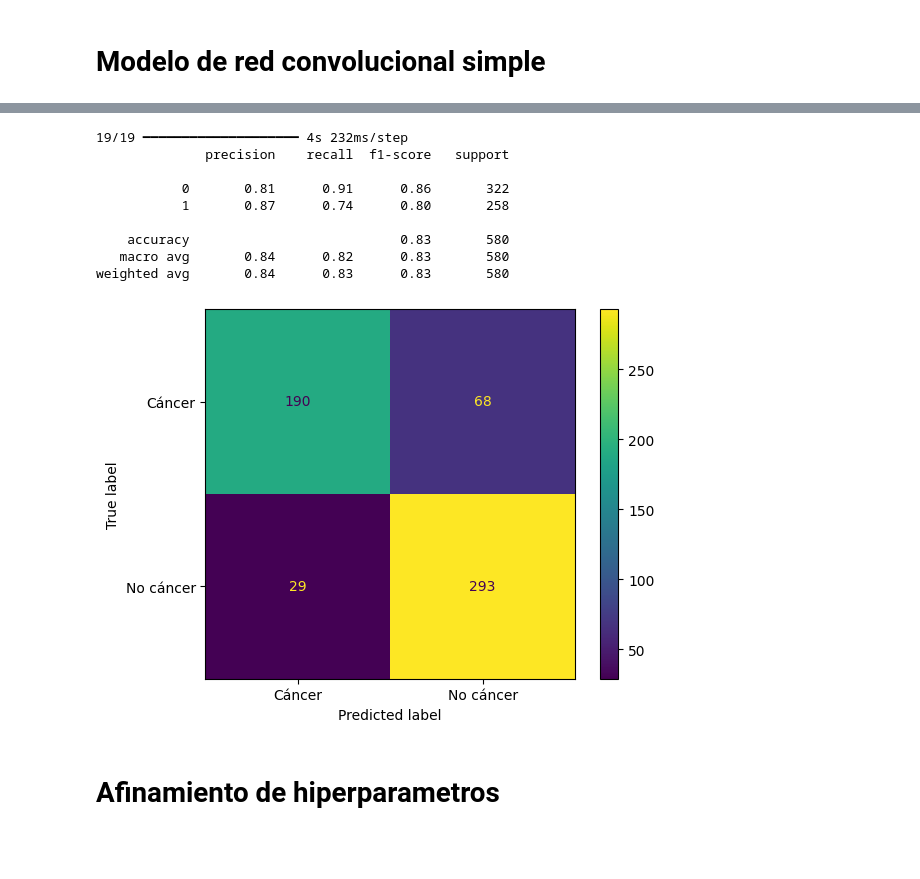
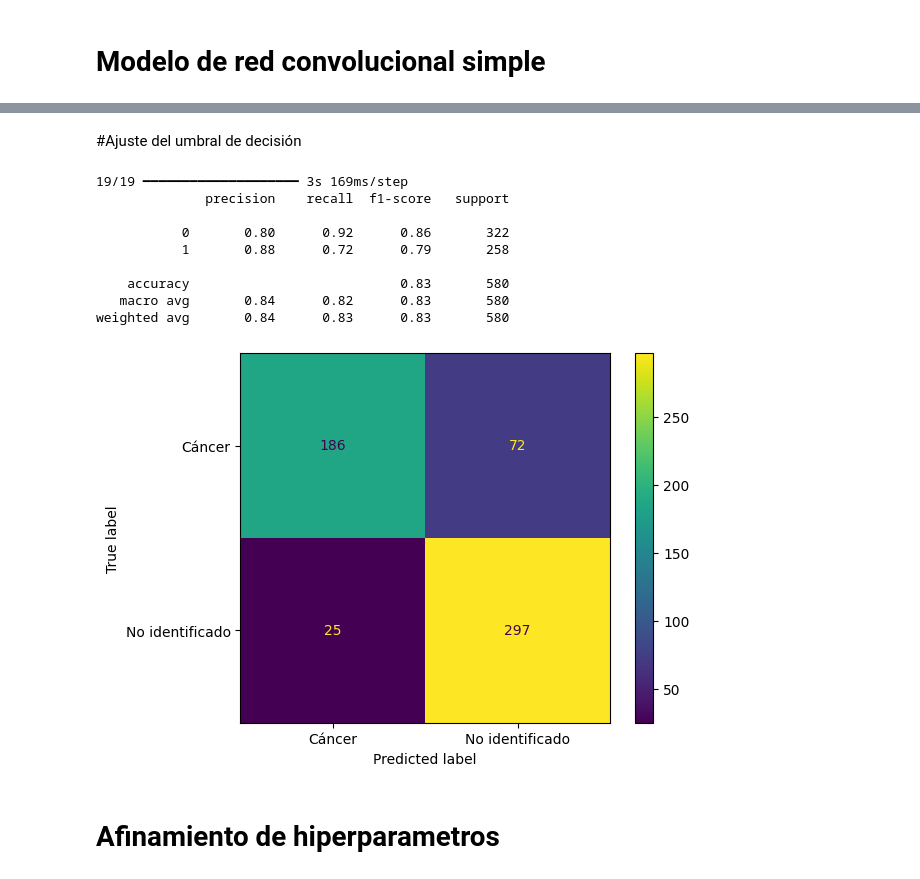
Before and after one commit to jruedaa/Aplicaciones_de_operaciones, a Jupyter notebook: c_modelos_conv.ipynb, the cells around one changed output, grey strips where cells are left out. Drawn from its saved outputs; the diff is of its cells as text; code cells hidden in the pictures; blank space fills up the shorter version.

Commit message:
Ajustes en modelos

```diff
--- a/c_modelos_conv.ipynb
+++ b/c_modelos_conv.ipynb
@@ -234,21 +237,23 @@ Test Precision: 0.8911917209625244
+# %% [markdown]
+#Ajuste del umbral de decisión
 # %%
-pred_test = (cnn_best_auc.predict(x_test) > 0.45).astype('int') # Predecir y aplicar umbral de 0.5 para convertir a clase 0 o 1
+pred_test = (cnn_best_auc.predict(x_test) > 0.6).astype('int') # Predecir y aplicar umbral de 0.5 para convertir a clase 0 o 1
 cm = metrics.confusion_matrix(y_test, pred_test, labels=[1, 0])  # Calcular matriz de confusión
-disp = metrics.ConfusionMatrixDisplay(cm, display_labels=['Cáncer', 'No cáncer']) # para visualizacion de matriz de confusion
+disp = metrics.ConfusionMatrixDisplay(cm, display_labels=['Cáncer', 'No identificado']) # para visualizacion de matriz de confusion
 disp.plot()
 
 print(metrics.classification_report(y_test, pred_test)) # reporte con precisión, recall y f1-score
 # %% [output]
-19/19 ━━━━━━━━━━━━━━━━━━━━ 4s 232ms/step
+19/19 ━━━━━━━━━━━━━━━━━━━━ 3s 169ms/step
               precision    recall  f1-score   support
 
-           0       0.81      0.91      0.86       322
-           1       0.87      0.74      0.80       258
+           0       0.80      0.92      0.86       322
+           1       0.88      0.72      0.79       258
 
     accuracy                           0.83       580
    macro avg       0.84      0.82      0.83       580
 weighted avg       0.84      0.83      0.83       580
-[figure, old version]
+[figure, new version]
 # %% [markdown]
 # Afinamiento de hiperparametros
 # %% [markdown]
```
Also changed, not shown: parts of 16 cells of this notebook, 9 other files.
